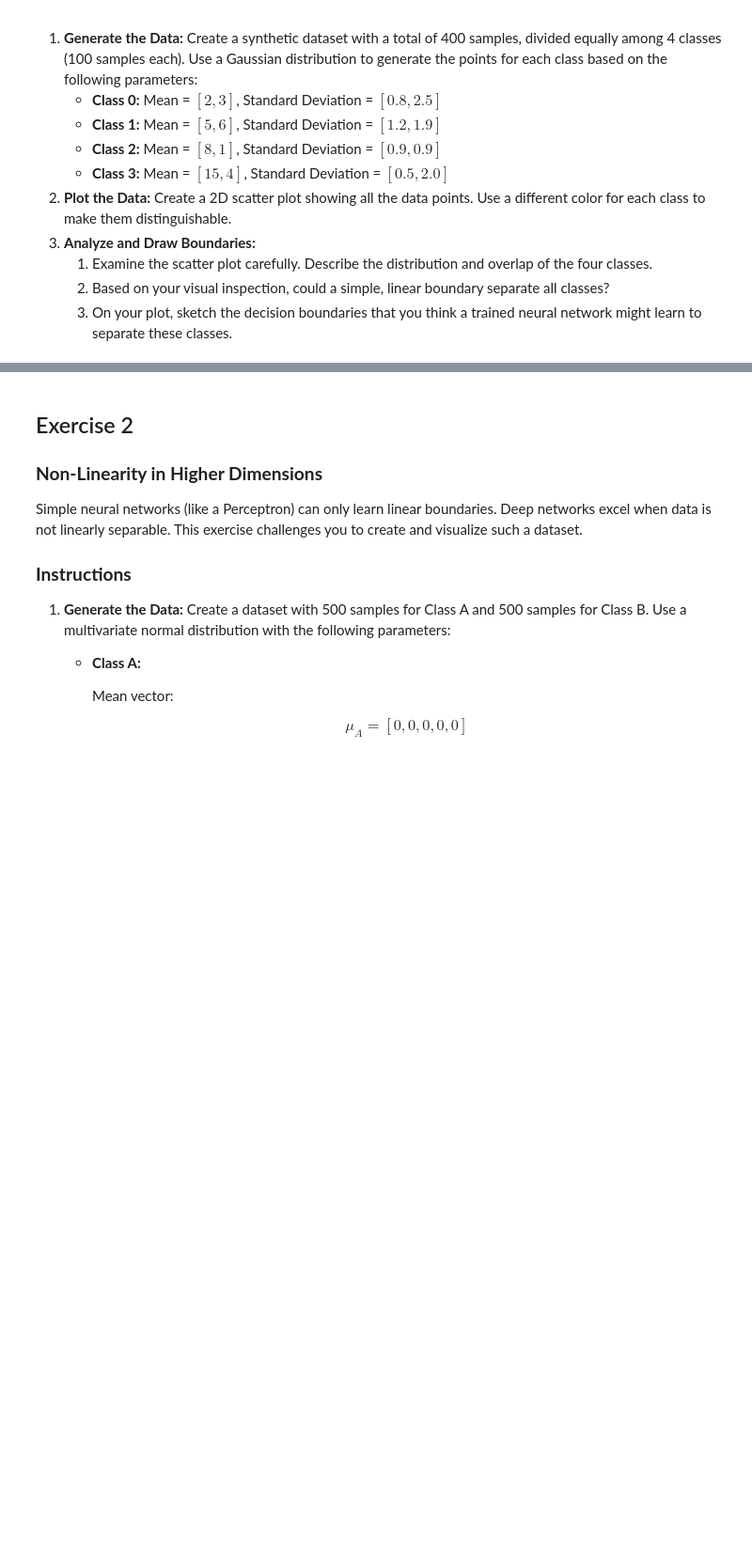
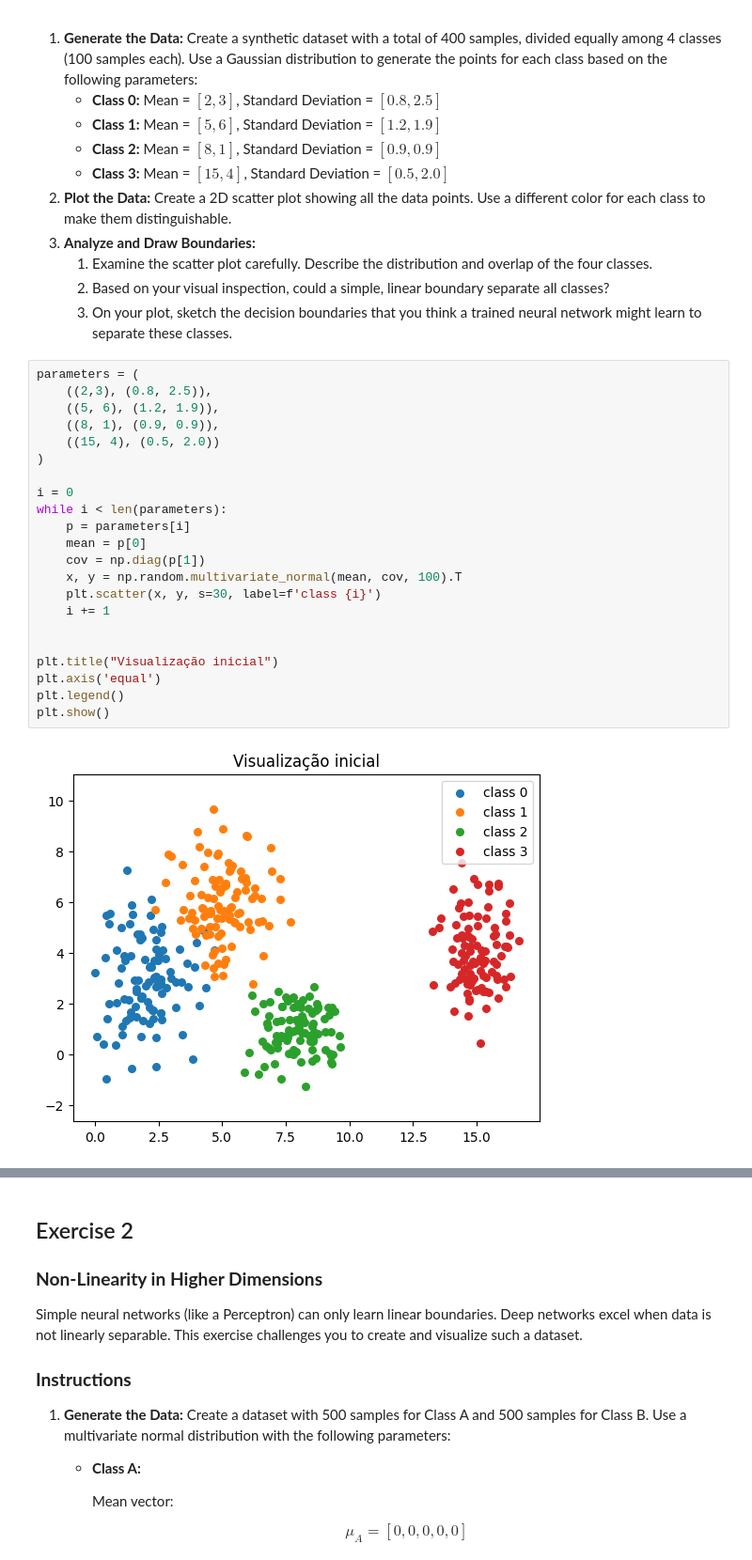
Before and after one commit to lucasouzamil/neural-networks-deep-learning-implementation, a Jupyter notebook: data.ipynb, the cells around one changed output, grey strips where cells are left out. Shown: that part at 94% size. Saved outputs shown, nothing was run; the diff lists cells and outputs as text; blank space fills up the shorter version.

```diff
--- a/data.ipynb
+++ b/data.ipynb
@@ -17,3 +22,27 @@ Understanding how data is distributed is the first step before designing a netwo
     1. Examine the scatter plot carefully. Describe the distribution and overlap of the four classes.
     1. Based on your visual inspection, could a simple, linear boundary separate all classes?
     1. On your plot, sketch the decision boundaries that you think a trained neural network might learn to separate these classes.
+# %%
+parameters = (
+    ((2,3), (0.8, 2.5)),
+    ((5, 6), (1.2, 1.9)),
+    ((8, 1), (0.9, 0.9)),
+    ((15, 4), (0.5, 2.0))
+)
+
+i = 0
+while i < len(parameters):
+    p = parameters[i]
+    mean = p[0]
+    cov = np.diag(p[1])
+    x, y = np.random.multivariate_normal(mean, cov, 100).T
+    plt.scatter(x, y, s=30, label=f'class {i}')
+    i += 1
+
+
+plt.title("Visualização inicial")
+plt.axis('equal')
+plt.legend()
+plt.show()
+# %% [output]
+[figure, added]
```
Also changed, not shown: parts of 13 cells of this notebook, 4 other files.
